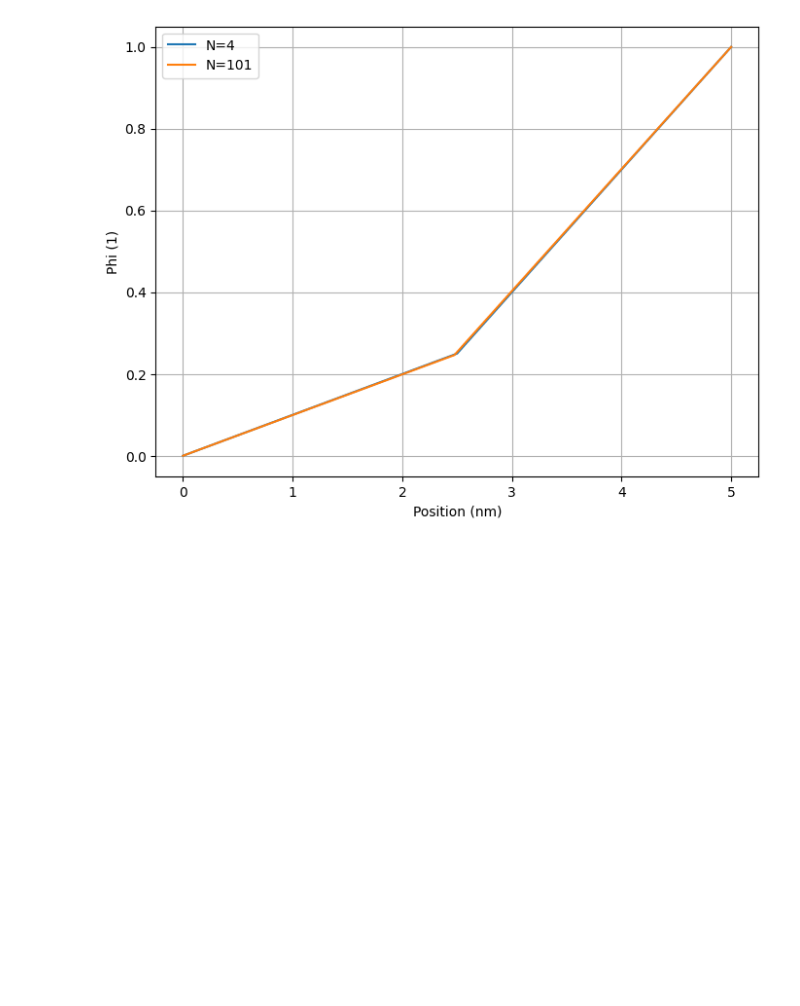
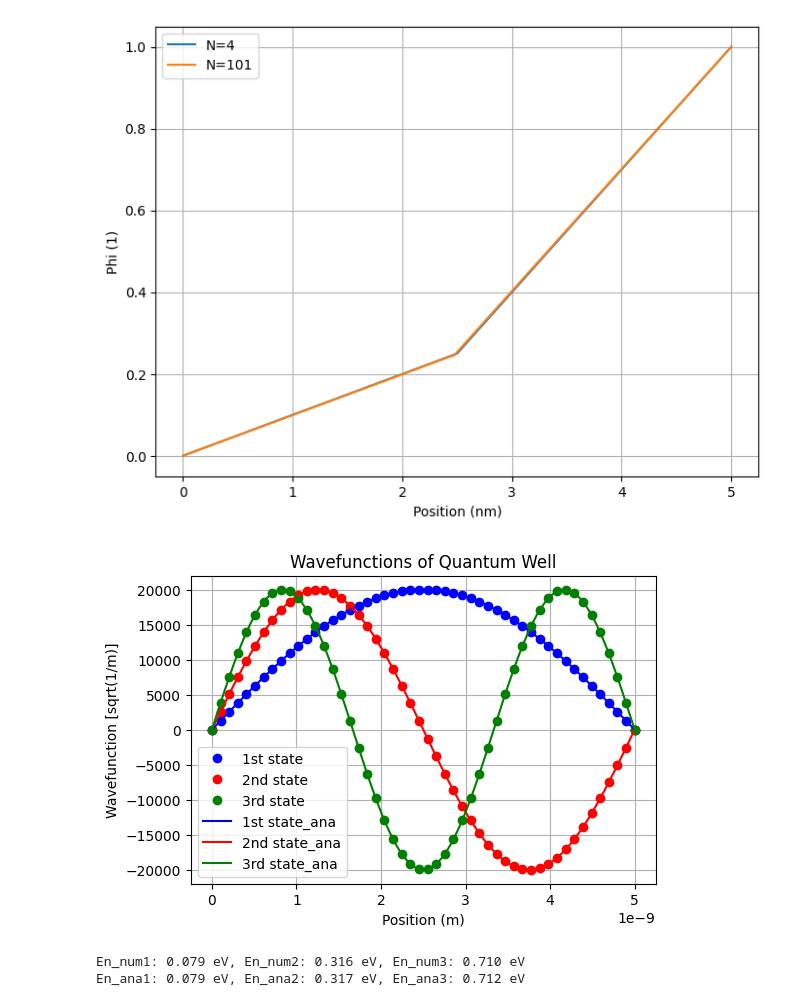
Before and after one commit to Shinchul-Park/Physics_mosfet_Hong, a Jupyter notebook: 03_Laplace equation.ipynb, the cells around one changed output. Saved outputs shown, nothing was run; the diff lists cells and outputs as text; code cells hidden in the pictures; blank space fills up the shorter version.

```diff
--- a/03_Laplace equation.ipynb
+++ b/03_Laplace equation.ipynb
@@ -48,3 +48,81 @@ plt.legend()
 plt.show()
 # %% [output]
 [figure]
+# %%
+from constant import q, m0, kB, k, epsilon_si, epsilon_ox, epsilon0, nint, T, kT, h, hbar, m
+import numpy as np
+import matplotlib.pyplot as plt
+from scipy.linalg import eigh
+
+def build_Hamiltonian(N, dx):
+    """Discretized Hamiltonian matrix using finite difference method"""
+    N1 = N - 2  # 내부 노드 수
+    A = np.zeros((N1, N1))
+    for i in range(N1):
+        if i == 0:
+            A[i, i] = -2
+            A[i, i + 1] = 1
+        elif i == N1 - 1:
+            A[i, i - 1] = 1
+            A[i, i] = -2
+        else:
+            A[i, i - 1] = 1
+            A[i, i] = -2
+            A[i, i + 1] = 1
+    H = -hbar**2 / (2 * m * q) * A / dx**2
+    return H
+
+a = 5e-9
+N = 50
+dx = a / (N - 1)
+x = np.linspace(0, a, N)
+
+# Hamiltonian 만들기
+H = build_Hamiltonian(N, dx)
+
+# Eigenvalue, Eigenvector 계산
+E, psi = eigh(H)
+
+# 전체 wavefunction 배열 만들기
+wavefunctions = np.zeros((N, psi.shape[1]))
+wavefunctions[1:-1, :] = psi
+
+# 정규화
+for n in range(wavefunctions.shape[1]):
+    norm = np.sqrt(np.sum(wavefunctions[:, n]**2) * dx)
+    wavefunctions[:, n] /= norm
+
+# 수치 해석 결과 그리기
+plt.figure(figsize=(6, 4))
+plt.plot(x, wavefunctions[:, 0], 'bo', label='1st state')
+plt.plot(x, wavefunctions[:, 1], 'ro', label='2nd state')
+plt.plot(x, -wavefunctions[:, 2], 'go', label='3rd state')
+
+# 해석 해 결과 그리기
+x_ana = np.linspace(0, a, 100)
+psi_ana1 = np.sqrt(2 / a) * np.sin(1 * np.pi * x_ana / a)
+psi_ana2 = np.sqrt(2 / a) * np.sin(2 * np.pi * x_ana / a)
+psi_ana3 = np.sqrt(2 / a) * np.sin(3 * np.pi * x_ana / a)
+
+plt.plot(x_ana, psi_ana1, 'b', label='1st state_ana')
+plt.plot(x_ana, psi_ana2, 'r', label='2nd state_ana')
+plt.plot(x_ana, psi_ana3, 'g', label='3rd state_ana')
+
+plt.xlabel('Position (m)')
+plt.ylabel('Wavefunction [sqrt(1/m)]')
+plt.title('Wavefunctions of Quantum Well')
+plt.legend()
+plt.grid()
+plt.show()
+
+# 에너지 출력
+print(f"En_num1: {E[0]:.3f} eV, En_num2: {E[1]:.3f} eV, En_num3: {E[2]:.3f} eV")
+
+En_ana1 = hbar**2 / (2 * m * q) * (1 * np.pi / a)**2
+En_ana2 = hbar**2 / (2 * m * q) * (2 * np.pi / a)**2
+En_ana3 = hbar**2 / (2 * m * q) * (3 * np.pi / a)**2
+print(f"En_ana1: {En_ana1:.3f} eV, En_ana2: {En_ana2:.3f} eV, En_ana3: {En_ana3:.3f} eV")
+# %% [output]
+[figure, added]
+En_num1: 0.079 eV, En_num2: 0.316 eV, En_num3: 0.710 eV
+En_ana1: 0.079 eV, En_ana2: 0.317 eV, En_ana3: 0.712 eV
```
